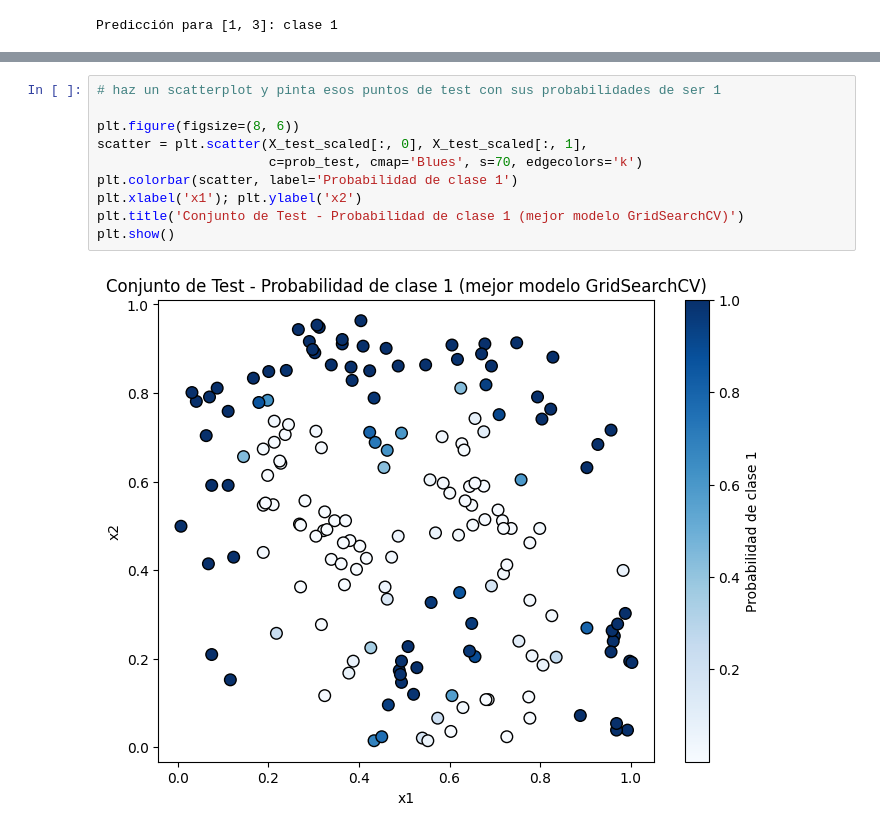
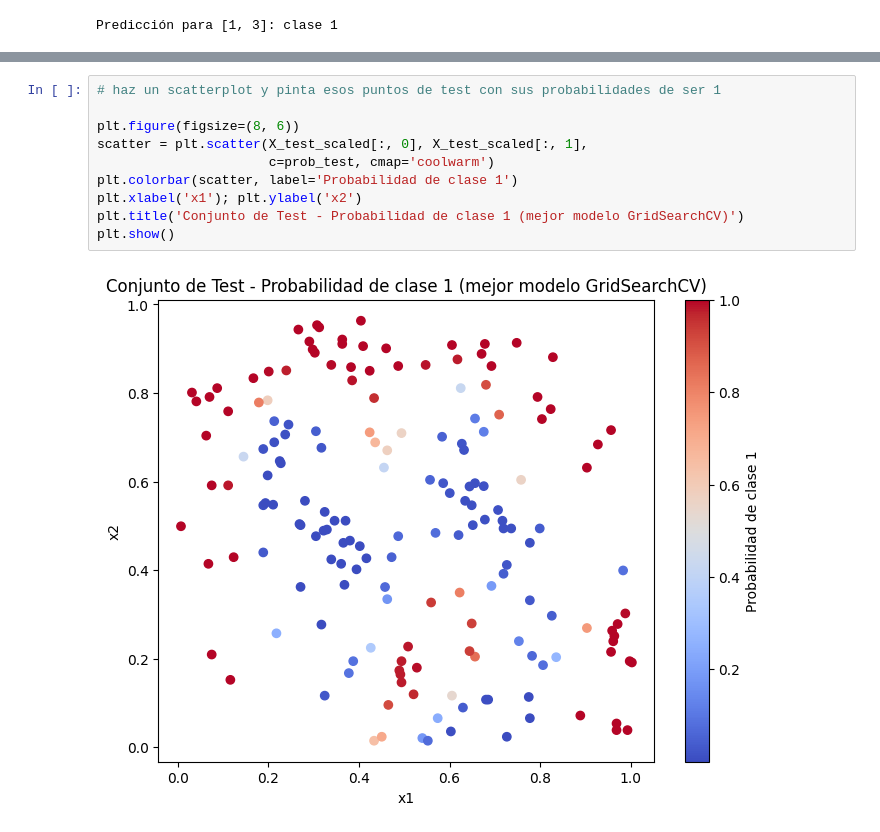
Before and after one commit to PablodaCunha/2603_ds_ft_thebridge, a Jupyter notebook: 3-Machine Learning/1-Supervisado/3-RegorClass/8-SVM/ejercicios/Ejercicios_SVM - enunciado.ipynb, the cells around one changed output, grey strips where cells are left out. Drawn from its saved outputs; the diff is of its cells as text.

```diff
--- a/3-Machine Learning/1-Supervisado/3-RegorClass/8-SVM/ejercicios/Ejercicios_SVM - enunciado.ipynb
+++ b/3-Machine Learning/1-Supervisado/3-RegorClass/8-SVM/ejercicios/Ejercicios_SVM - enunciado.ipynb
@@ -632,15 +629,15 @@ Primeras 5 probabilidades de clase 1: [9.92703215e-01 6.19410968e-01 1.00000000e
 # %%
 # haz un scatterplot y pinta esos puntos de test con sus probabilidades de ser 1
 
 plt.figure(figsize=(8, 6))
 scatter = plt.scatter(X_test_scaled[:, 0], X_test_scaled[:, 1],
-                      c=prob_test, cmap='Blues', s=70, edgecolors='k')
+                      c=prob_test, cmap='coolwarm')
 plt.colorbar(scatter, label='Probabilidad de clase 1')
 plt.xlabel('x1'); plt.ylabel('x2')
 plt.title('Conjunto de Test - Probabilidad de clase 1 (mejor modelo GridSearchCV)')
 plt.show()
 # %% [output]
-[figure, old version]
+[figure, new version]
 # %%
 # EXTRA
 
```
Also changed, not shown: parts of 14 cells of this notebook, 2 other files.
